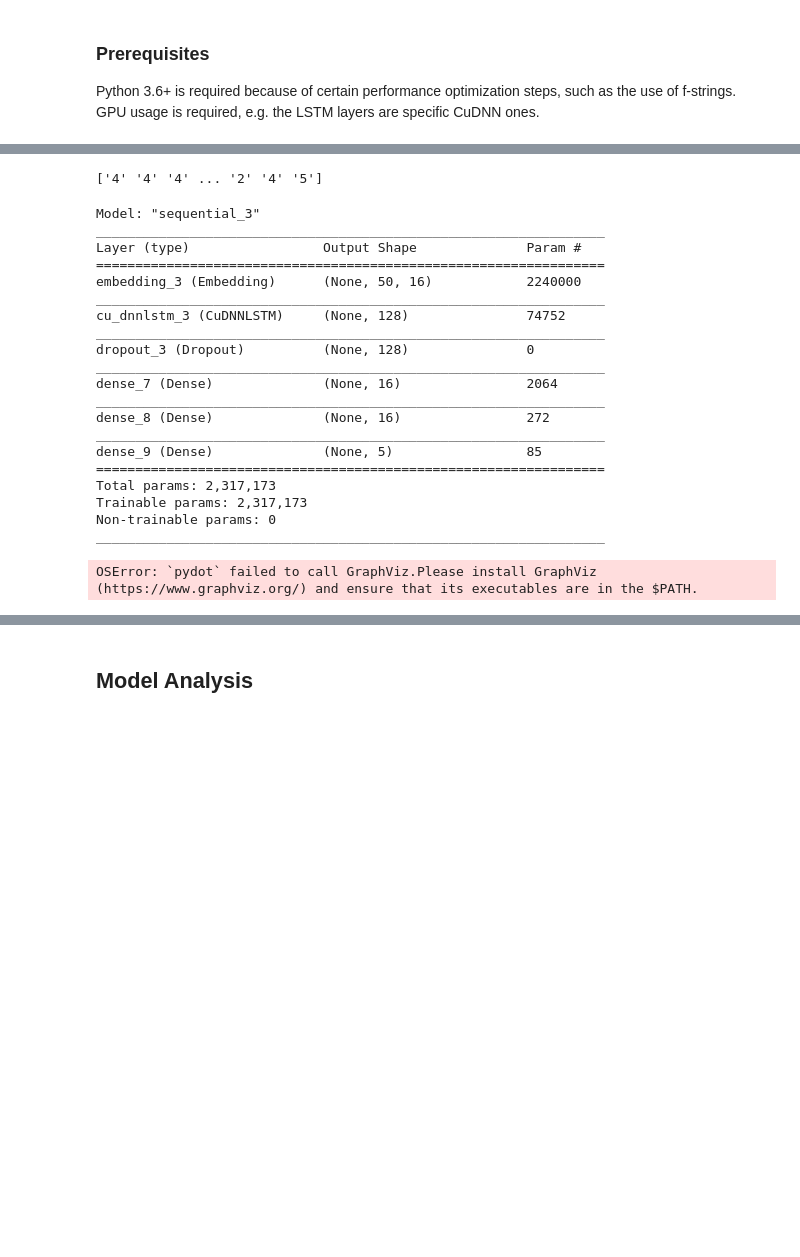
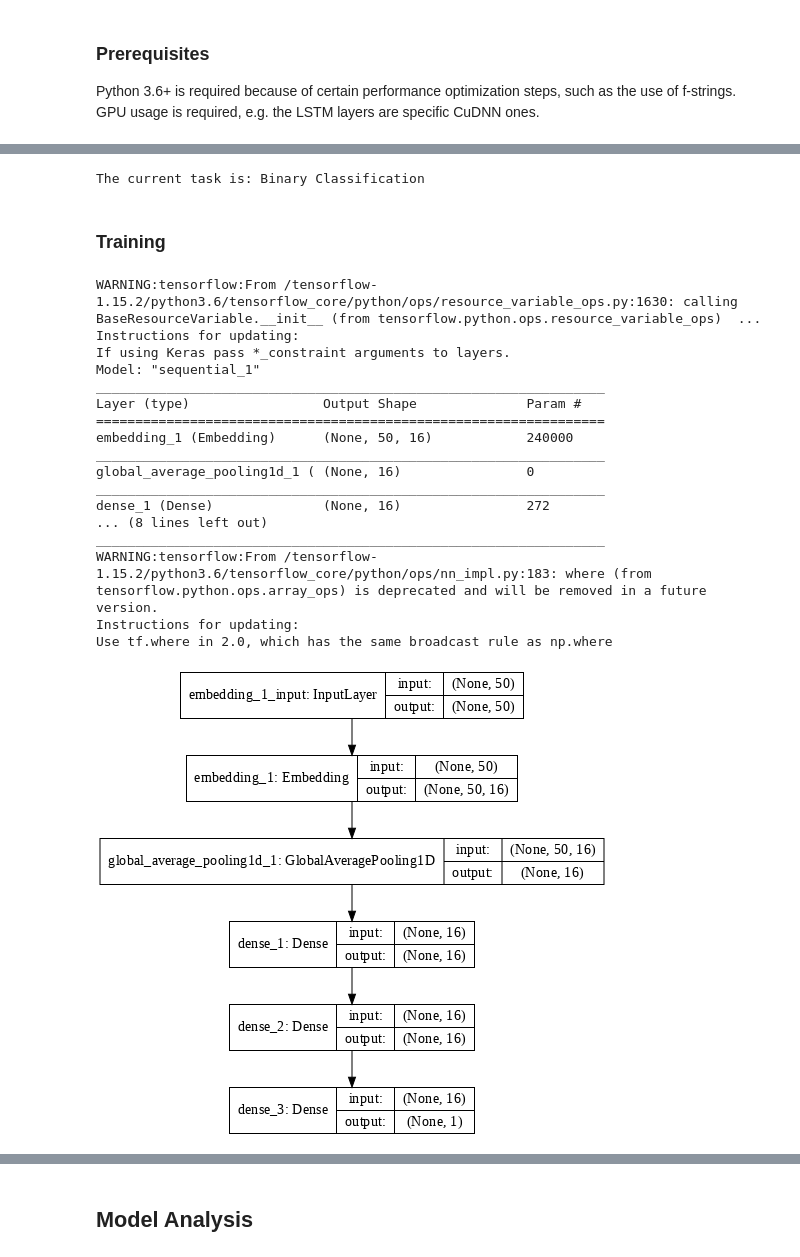
Before and after one commit to spykard/Deep-Learning, a Jupyter notebook: Deep_Learning.ipynb, the cells around one changed output, grey strips where cells are left out. Drawn from its saved outputs; the diff is of its cells as text; code cells hidden in the pictures; blank space fills up the shorter version.

```diff
--- a/Deep_Learning.ipynb
+++ b/Deep_Learning.ipynb
@@ -605,72 +494,66 @@ General stats regarding the length of instances of the dataset (to help choose e
-# %%
-# CONVERT THE LABELS TO [N,X] MATRIX, SINCE THIS IS REQUIRED FOR MULTI-CLASS CLASSIFICATION, UNLIKE BINARY CLASSIFICATION THAT JUST TAKES [N,1]
-from sklearn.preprocessing import LabelEncoder
-from keras.utils import np_utils
-print(train_labels)
-encoder = LabelEncoder()
-encoder.fit(train_labels)
-train_labels_temp = encoder.transform(train_labels)
-test_labels_temp = encoder.transform(test_labels)
-
-# convert integers to dummy variables (i.e. one hot encoded)
-train_labels = np_utils.to_categorical(train_labels_temp)
-test_labels = np_utils.to_categorical(test_labels_temp)
-# %% [output]
-['4' '4' '4' ... '2' '4' '5']
+# %%
+# In case of Multi-Class Classification, labels must be One-hot Encoded
+if len(set(train_labels)) > 2:
+    train_labels = np_utils.to_categorical(train_labels)
+    test_labels = np_utils.to_categorical(test_labels)
+    multiclass = True
+    print(f"The current task is: Multi-clas Classification. Labels converted to One-hot Encoding.")
+else:
+    multiclass = False
+    print(f"The current task is: Binary Classification")
+# %% [output]
+The current task is: Binary Classification
+# %% [markdown]
+### Training
 # %%
-# Input shape is equal to the vocabulary count
+# The value of 1 on the FINAL layer doesn't refer to the neuron count, e.g. for Multi-class it refers to the number of categories
 if embeddings_mode == "Tokenizing":
     model = Sequential()
-    model.add(Dense(units=16, input_shape=(feature_count,)))  # when Embedding layer is not used, the first layer must include the input_shape parameter
+    model.add(Dense(units=16, input_shape=(feature_count,)))  # when Embedding layer is not used, the first layer must include the input_shape parameter which refers to the vocabulary/feature size
     model.add(Dense(units=16, activation='relu', use_bias=True))
     model.add(Dense(units=16, activation='relu', use_bias=True))
-    model.add(Dense(1, activation='sigmoid'))  # the value of 1 doesn't refer to the neuron count, e.g. for multi-class it refers to the number of categories
+    model.add(Dense(1, activation='sigmoid'))
 
 elif embeddings_mode == "One-hot Encoding":
     model = Sequential()
     model.add(Embedding(input_dim=feature_count, output_dim=16, input_length=embeddings_sequence_length))
-    model.add(CuDNNLSTM(units=128))  # CuDNNLSTM: Tensorflow's default LSTM is awful at utilizing GPU/parallelization, [1] https://stackoverflow.com/a/47610747, [2] https://news.ycombinator.com/item?id=14538086
-    model.add(Dropout(0.1, seed=random_state))
-    #model.add(GlobalAveragePooling1D())
+    model.add(GlobalAveragePooling1D())
     model.add(Dense(units=16, activation='relu', use_bias=True))
     model.add(Dense(units=16, activation='relu', use_bias=True))
-    model.add(Dense(5, activation='sigmoid'))  # the value of 1 doesn't refer to the neuron count, e.g. for multi-class it refers to the number of categories
+    model.add(Dense(1, activation='sigmoid'))
 
-else:  # Word2Vec/GloVe Embeddings
+elif embeddings_mode == "Word2Vec Pretrained" or embeddings_mode == "Word2Vec Training":  # Word2Vec Embeddings
     model = Sequential()
     model.add(Embedding(input_dim=feature_count, output_dim=embeddings_dimension, weights=[embedding_vectors], input_length=embeddings_sequence_length, trainable=trainable))
     model.add(GlobalAveragePooling1D())
     model.add(Dense(units=32, activation='relu', use_bias=True))
     model.add(Dense(units=32, activation='relu', use_bias=True))
-    model.add(Dense(1, activation='softmax'))  # the value of 1 doesn't refer to the neuron count, e.g. for multi-class it refers to the number of categories
+    model.add(Dense(1, activation='sigmoid'))
 
 model.summary()
 
 model.compile(optimizer=Adam(lr=0.0005),
-              loss='categorical_crossentropy',
+              loss='binary_crossentropy',
               metrics=['accuracy'])
 # %% [output]
-Model: "sequential_3"
+WARNING:tensorflow:From /tensorflow-1.15.2/python3.6/tensorflow_core/python/ops/resource_variable_ops.py:1630: calling BaseResourceVariable.__init__ (from tensorflow.python.ops.resource_variable_ops)  ...
+Instructions for updating:
+If using Keras pass *_constraint arguments to layers.
+Model: "sequential_1"
 _________________________________________________________________
 Layer (type)                 Output Shape              Param #
 =================================================================
-embedding_3 (Embedding)      (None, 50, 16)            2240000
+embedding_1 (Embedding)      (None, 50, 16)            240000
 _________________________________________________________________
-cu_dnnlstm_3 (CuDNNLSTM)     (None, 128)               74752
+global_average_pooling1d_1 ( (None, 16)                0
 _________________________________________________________________
-dropout_3 (Dropout)          (None, 128)               0
+dense_1 (Dense)              (None, 16)                272
+... (8 lines left out)
 _________________________________________________________________
-dense_7 (Dense)              (None, 16)                2064
-_________________________________________________________________
-dense_8 (Dense)              (None, 16)                272
-_________________________________________________________________
-dense_9 (Dense)              (None, 5)                 85
-=================================================================
-Total params: 2,317,173
-Trainable params: 2,317,173
-Non-trainable params: 0
-_________________________________________________________________
+WARNING:tensorflow:From /tensorflow-1.15.2/python3.6/tensorflow_core/python/ops/nn_impl.py:183: where (from tensorflow.python.ops.array_ops) is deprecated and will be removed in a future version.
+Instructions for updating:
+Use tf.where in 2.0, which has the same broadcast rule as np.where
-# %%
-SVG(keras.utils.vis_utils.model_to_dot(model, show_shapes=True, show_layer_names=True).create(prog='dot', format='svg'))
-# %% [output]
-OSError: `pydot` failed to call GraphViz.Please install GraphViz (https://www.graphviz.org/) and ensure that its executables are in the $PATH.
+# %%
+plot_model(model, show_shapes=True, show_layer_names=True, dpi=72)
+# %% [output]
+[figure, added]
```
Also changed, not shown: parts of 36 cells of this notebook, 1 other file.
